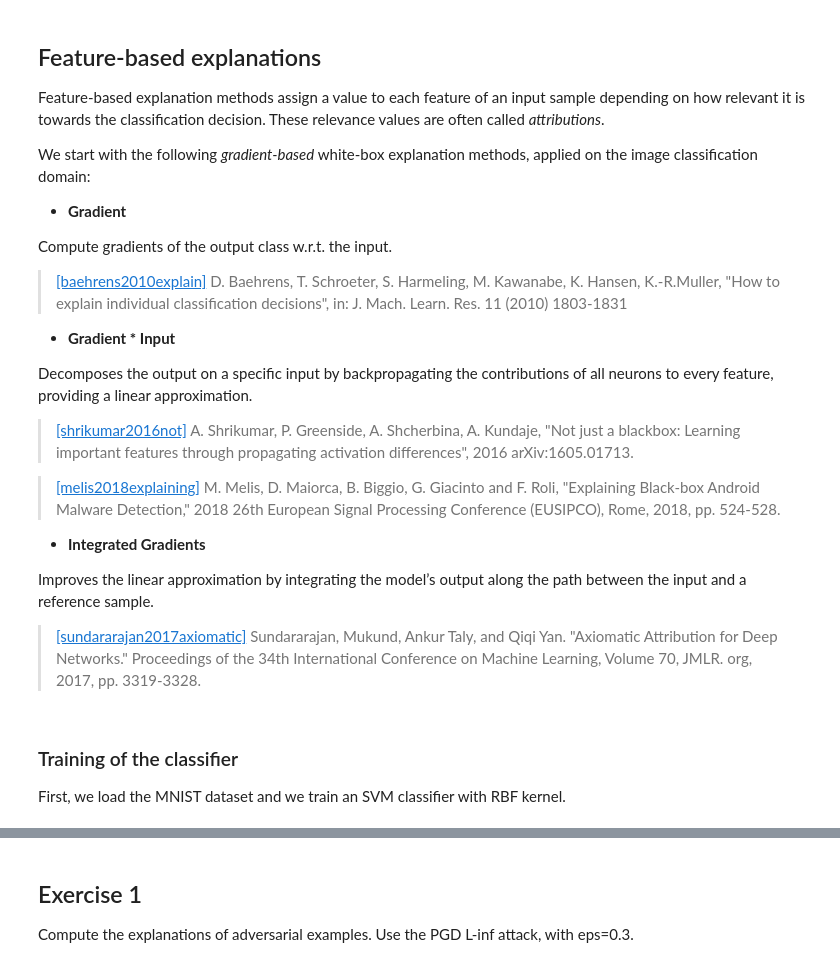
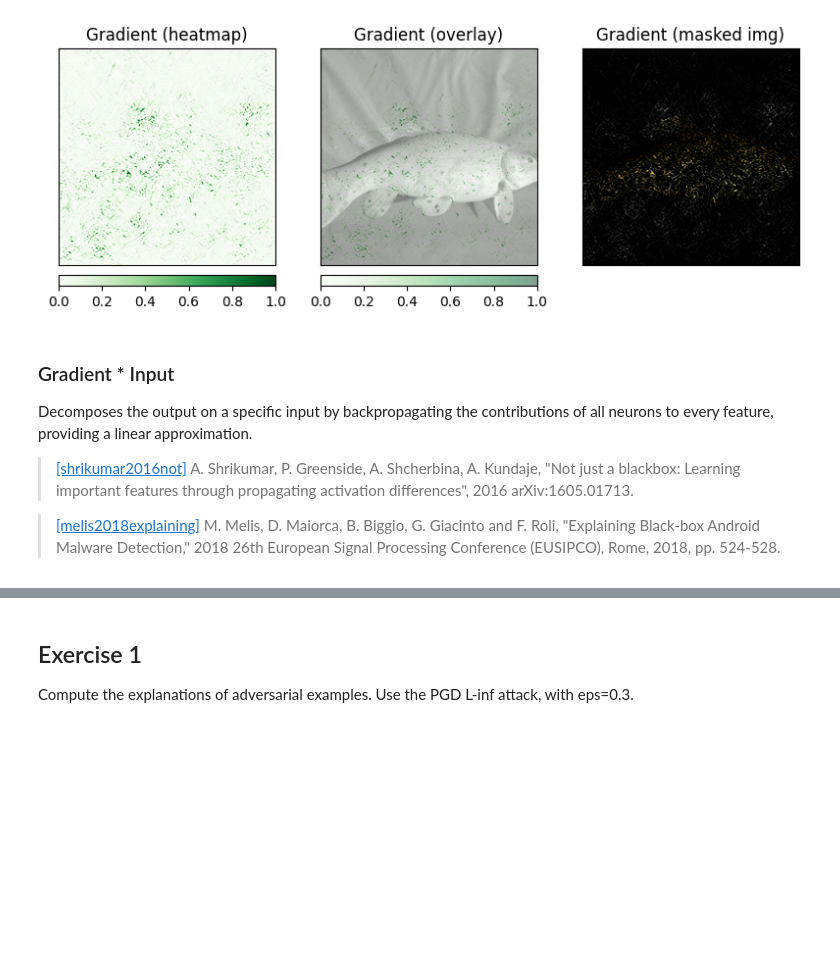
Before and after one commit to unica-mlsec/mlsec, a Jupyter notebook: labs/07_explainability.ipynb, the cells around one changed output, grey strips where cells are left out. Cells and saved outputs as stored; diff of their text form; code cells hidden in the pictures; blank space fills up the shorter version.

Commit message:
update explainability notebook

```diff
--- a/labs/07_explainability.ipynb
+++ b/labs/07_explainability.ipynb
@@ -27,0 +83,6 @@ import foolbox
+# %%
+def classify(model, x):
+  """Classifies the image and return the output label and the logits"""
+  output_scores = model(x).squeeze(0)
+  y_pred = output_scores.softmax(0).argmax()
+  return y_pred, output_scores
@@ -27,0 +94,8 @@ import foolbox
+# %%
+def visualize_attributions(attrs, method_name):
+  """Plot the attributions scores in three different ways"""
+  viz.visualize_image_attr_multiple(
+      tensor_to_img_array(attrs), input_img,
+      methods=["heat_map", "blended_heat_map", "masked_image"],
+      signs=["positive", "positive", "positive"], show_colorbar=True,
+      titles=[f"{method_name} (heatmap)", f"{method_name} (overlay)", f"{method_name} (masked img)"])
@@ -28,22 +119,15 @@ import foolbox
+# %%
+x.requires_grad = True
+y_pred, scores = classify(model, x)
+attr_grad = torch.autograd.grad(scores[y_pred], [x])[0]
+
+model.zero_grad()
+# %%
+visualize_attributions(attr_grad, "Gradient")
+# %% [output]
+[figure, added]
 # %% [markdown]
-## Feature-based explanations
-
-Feature-based explanation methods assign a value to each feature of an input
- sample depending on how relevant it is towards the classification
- decision. These relevance values are often called *attributions*.
-
-We start with the following *gradient-based* white-box explanation methods, applied on the image classification domain:
-
- - **Gradient**
-
- Compute gradients of the output class w.r.t. the input.
-
- > [[baehrens2010explain]](http://www.jmlr.org/papers/volume11/baehrens10a/baehrens10a.pdf)
- > D. Baehrens, T. Schroeter, S. Harmeling, M. Kawanabe, K. Hansen,
- > K.-R.Muller, "How to explain individual classification decisions",
- > in: J. Mach. Learn. Res. 11 (2010) 1803-1831
-
- - **Gradient * Input**
+### Gradient * Input
 
  Decomposes the output on a specific input by backpropagating the contributions of all neurons to every feature, providing a linear approximation.
 
@@ -56,16 +140,3 @@ We start with the following *gradient-based* white-box explanation methods, appl
  > M. Melis, D. Maiorca, B. Biggio, G. Giacinto and F. Roli,
  > "Explaining Black-box Android Malware Detection," 2018 26th European
  > Signal Processing Conference (EUSIPCO), Rome, 2018, pp. 524-528.
-
- - **Integrated Gradients**
-
-  Improves the linear approximation by integrating the model’s output along the path between the input and a reference sample.
-
-  > [[sundararajan2017axiomatic]](https://arxiv.org/pdf/1703.01365)
-  > Sundararajan, Mukund, Ankur Taly, and Qiqi Yan. "Axiomatic Attribution
-  > for Deep Networks." Proceedings of the 34th International Conference on
-  > Machine Learning, Volume 70, JMLR. org, 2017, pp. 3319-3328.
-# %% [markdown]
-### Training of the classifier
-
-First, we load the MNIST dataset and we train an SVM classifier with RBF kernel.
```
Also changed, not shown: parts of 50 cells of this notebook.
